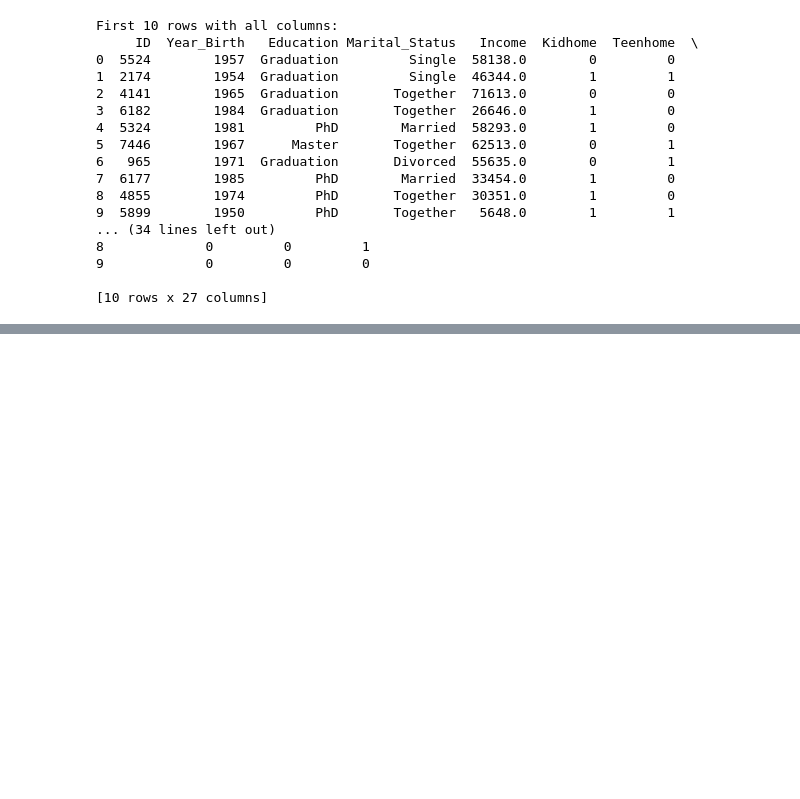
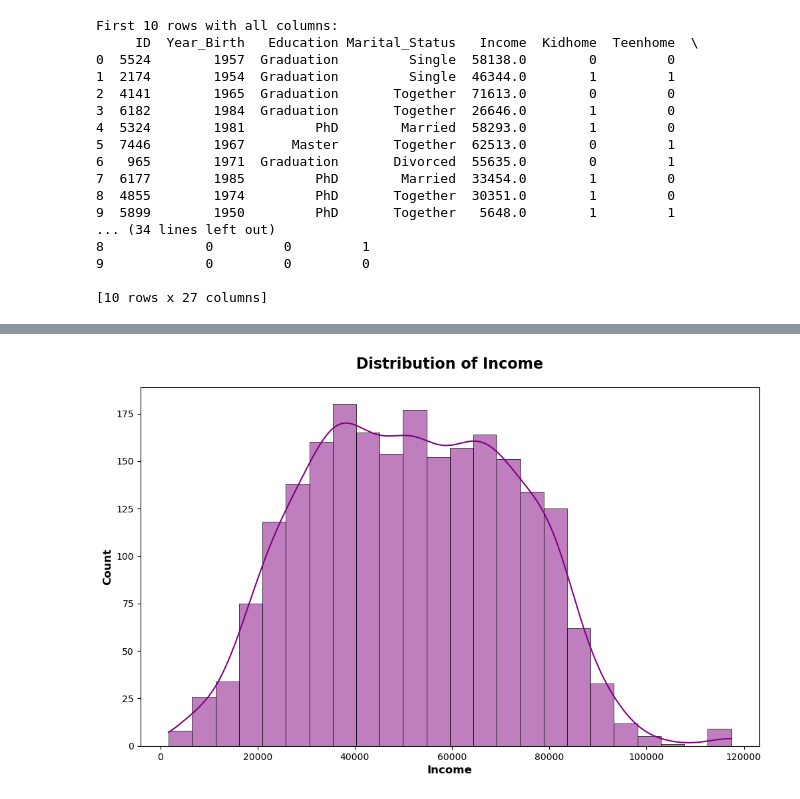
Before and after one commit to martinaainembabazi/GROUP-D-DATA-SCIENCE-PROJECT-ON-CUSTOMER-SEGMENTATION, a Jupyter notebook: visualisation.ipynb, the cells around one changed output, grey strips where cells are left out. Drawn from its saved outputs; the diff is of its cells as text; code cells hidden in the pictures; blank space fills up the shorter version.

```diff
--- a/visualisation.ipynb
+++ b/visualisation.ipynb
@@ -26,0 +91,11 @@ First 10 rows with all columns:
+# %%
+#income distribution
+plt.figure(figsize=(12, 7))
+sns.histplot(data=df, x='Income',    edgecolor='black',  linewidth=0.5, kde=True, color='purple')  # Professional color palette
+# Customize the plot
+plt.title('Distribution of Income', fontsize=16, fontweight='bold', pad=20)
+plt.xlabel('Income', fontsize=12, fontweight='bold')
+plt.ylabel('Count', fontsize=12, fontweight='bold')
+plt.show()
+# %% [output]
+[figure, added]
```
Also changed, not shown: parts of 12 cells of this notebook, 4 other files.
